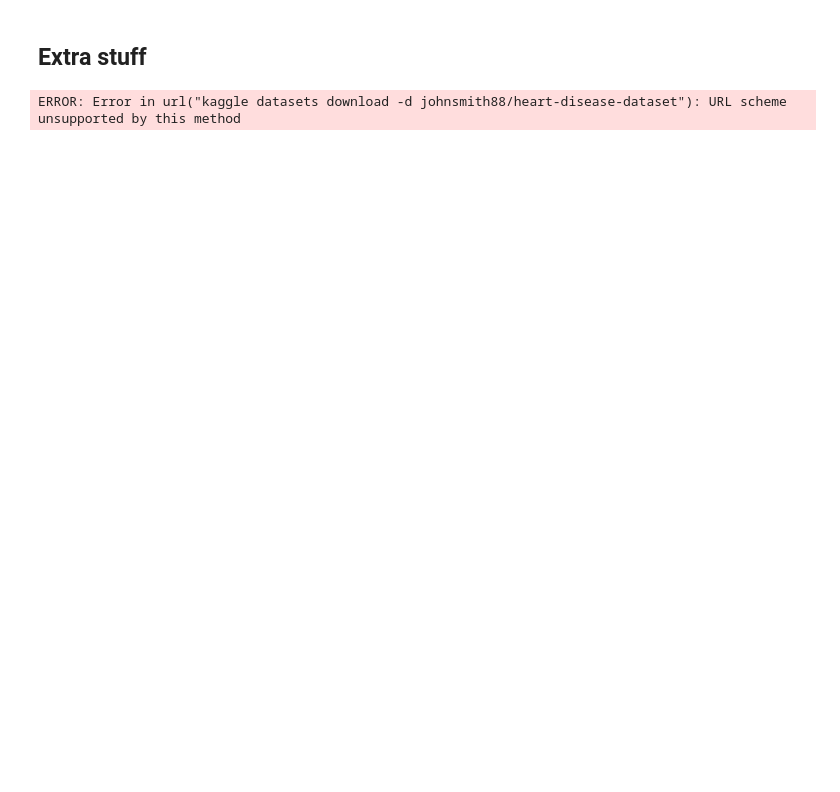
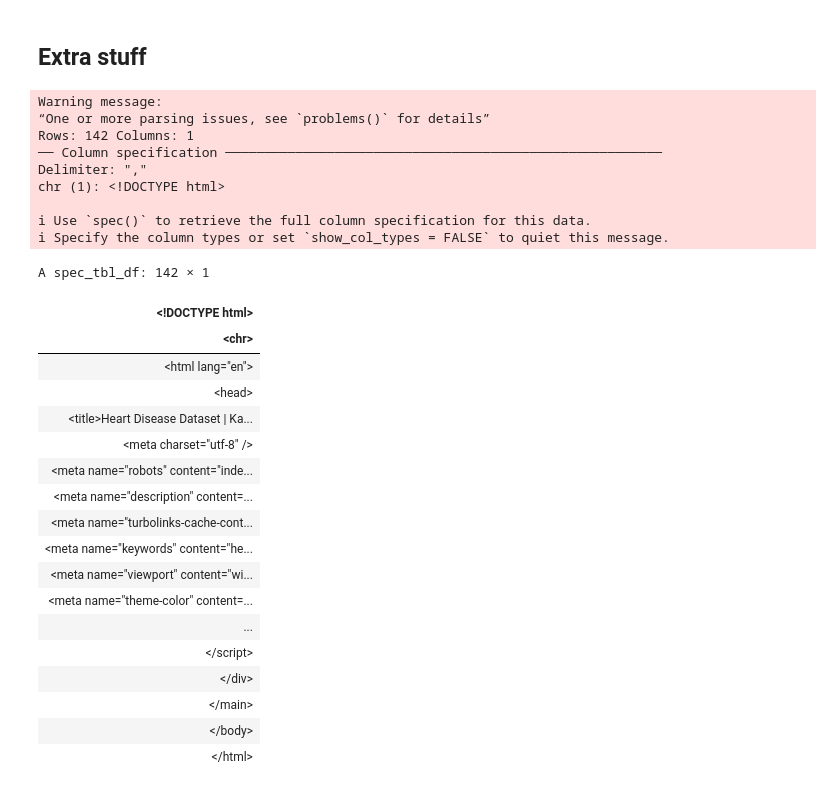
Before and after one commit to jennywyzhao/dsci-group-project-002-14, a Jupyter notebook: Project Extras.ipynb, the cells around one changed output. Cells and saved outputs as stored; diff of their text form; code cells hidden in the pictures; blank space fills up the shorter version.

```diff
--- a/Project Extras.ipynb
+++ b/Project Extras.ipynb
@@ -28,11 +28,38 @@
 # %%
 library(tidyverse)
 library(repr)
 library(dplyr)
 library(tidymodels)
 library(ggplot2)
 
-u <- read_csv(url("kaggle datasets download -d johnsmith88/heart-disease-dataset"))
+u <- read_csv(url("https://www.kaggle.com/datasets/johnsmith88/heart-disease-dataset?resource=download"))
 u
 # %% [output]
-ERROR: Error in url("kaggle datasets download -d johnsmith88/heart-disease-dataset"): URL scheme unsupported by this method
+Warning message:
+“One or more parsing issues, see `problems()` for details”
+Rows: 142 Columns: 1
+── Column specification ────────────────────────────────────────────────────────
+Delimiter: ","
+chr (1): <!DOCTYPE html>
+
+ℹ Use `spec()` to retrieve the full column specification for this data.
+ℹ Specify the column types or set `show_col_types = FALSE` to quiet this message.
+A spec_tbl_df: 142 × 1
+| <!DOCTYPE html> |
+| <chr> |
+| <html lang="en"> |
+| <head> |
+| <title>Heart Disease Dataset | Ka... |
+| <meta charset="utf-8" /> |
+| <meta name="robots" content="inde... |
+| <meta name="description" content=... |
+| <meta name="turbolinks-cache-cont... |
+| <meta name="keywords" content="he... |
+| <meta name="viewport" content="wi... |
+| <meta name="theme-color" content=... |
+| ... |
+| </script> |
+| </div> |
+| </main> |
+| </body> |
+| </html> |
```
